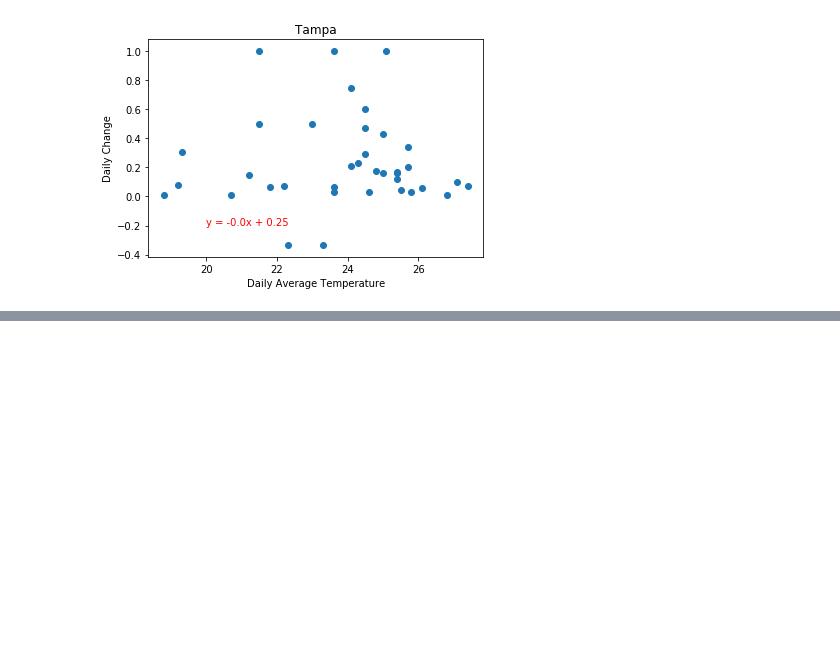
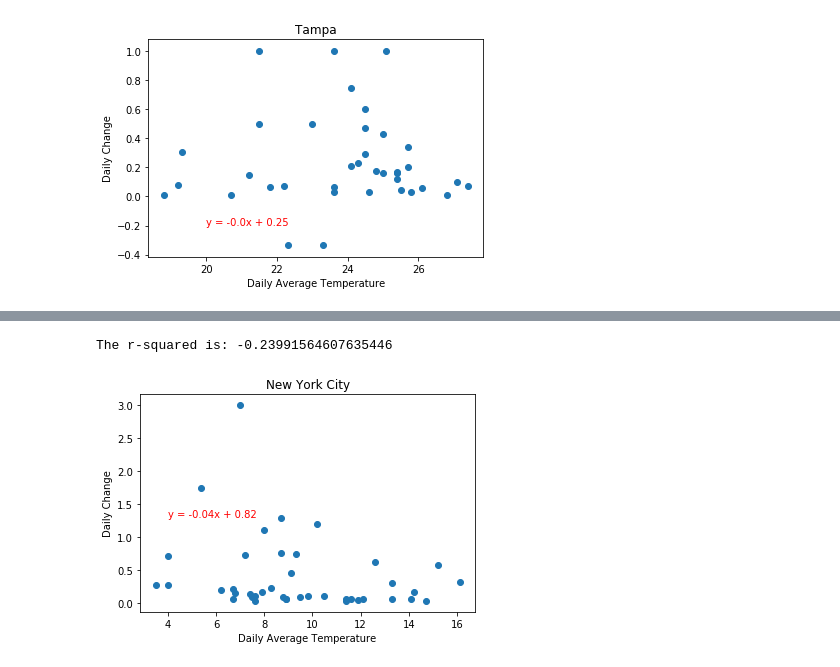
Before and after one commit to PhillipWangAust/Covid-19_Project1, a Jupyter notebook: Selected_City_Percent_Change.ipynb, the cells around one changed output, grey strips where cells are left out. Cells and saved outputs as stored; diff of their text form; code cells hidden in the pictures; blank space fills up the shorter version.

```diff
--- a/Selected_City_Percent_Change.ipynb
+++ b/Selected_City_Percent_Change.ipynb
@@ -283,0 +295,15 @@ The r-squared is: -0.06073069690927502
+# %%
+x = nyc_df['temp']
+y = nyc_df['change']
+(slope, intercept, rvalue, pvalue, stderr) = linregress(x, y)
+line_eq = "y = " + str(round(slope,2)) + "x + " + str(round(intercept,2))
+plt.scatter(x,y)
+plt.annotate(line_eq,(4,1.3),fontsize=10,color="red")
+plt.xlabel("Daily Average Temperature")
+plt.ylabel("Daily Change")
+plt.title("New York City")
+plt.savefig('Chart Images/nyc_scatterplot.png')
+print(f'The r-squared is: {rvalue}')
+# %% [output]
+The r-squared is: -0.23991564607635446
+[figure, added]
```
Also changed, not shown: parts of 16 cells of this notebook, 12 other files.
